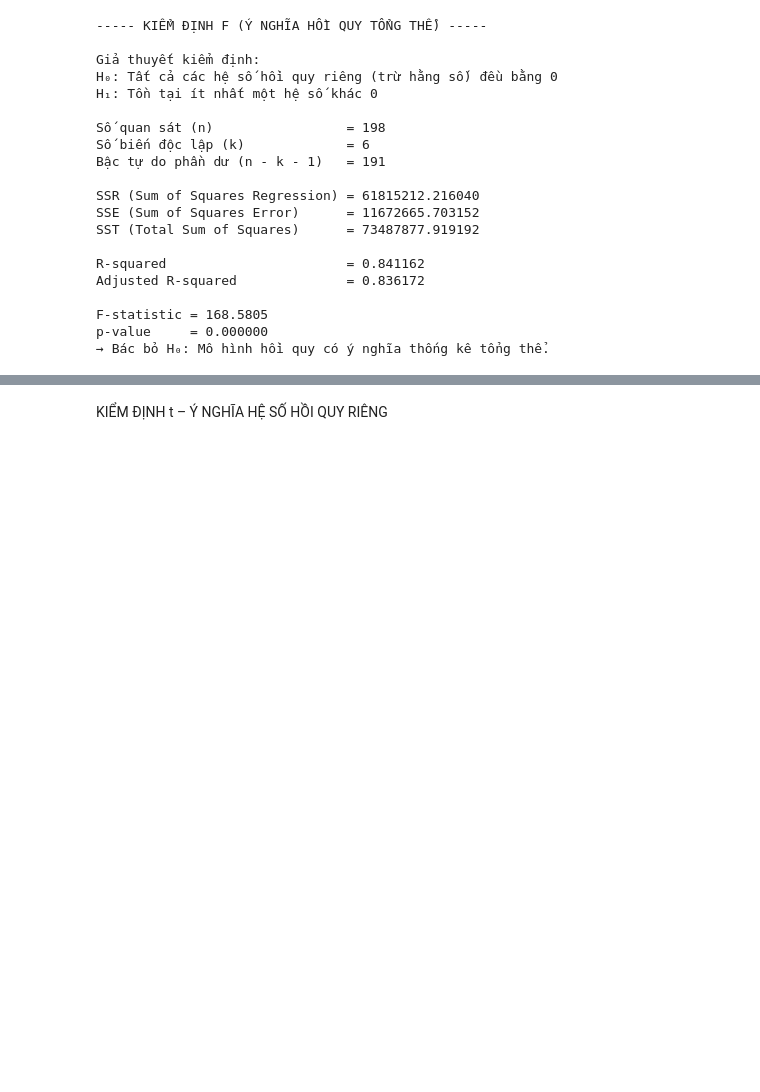
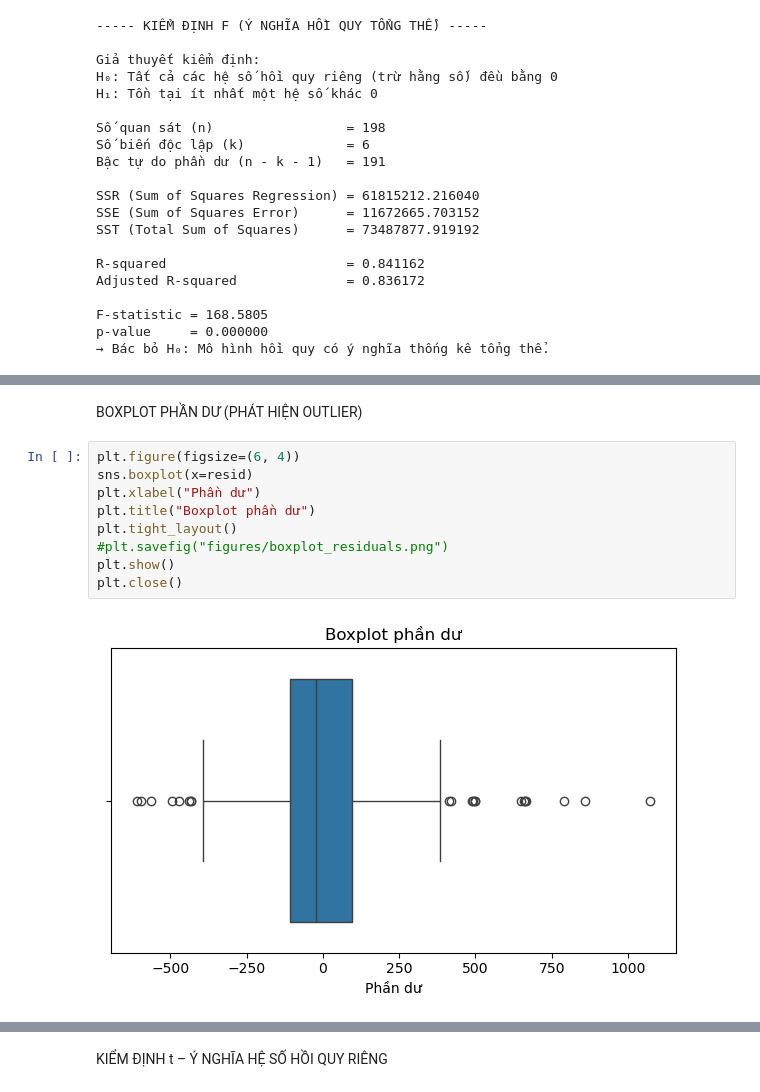
Before and after one commit to Bell2603/SuyLuanThongKe, a Jupyter notebook: Code_NN.ipynb, the cells around one changed output, grey strips where cells are left out. Saved outputs shown, nothing was run; the diff lists cells and outputs as text; blank space fills up the shorter version.

```diff
--- a/Code_NN.ipynb
+++ b/Code_NN.ipynb
@@ -515,0 +565,13 @@ p-value     = 0.000000
+# %% [markdown]
+BOXPLOT PHẦN DƯ (PHÁT HIỆN OUTLIER)
+# %%
+plt.figure(figsize=(6, 4))
+sns.boxplot(x=resid)
+plt.xlabel("Phần dư")
+plt.title("Boxplot phần dư")
+plt.tight_layout()
+#plt.savefig("figures/boxplot_residuals.png")
+plt.show()
+plt.close()
+# %% [output]
+[figure, added]
```
Also changed, not shown: parts of 13 cells of this notebook.
